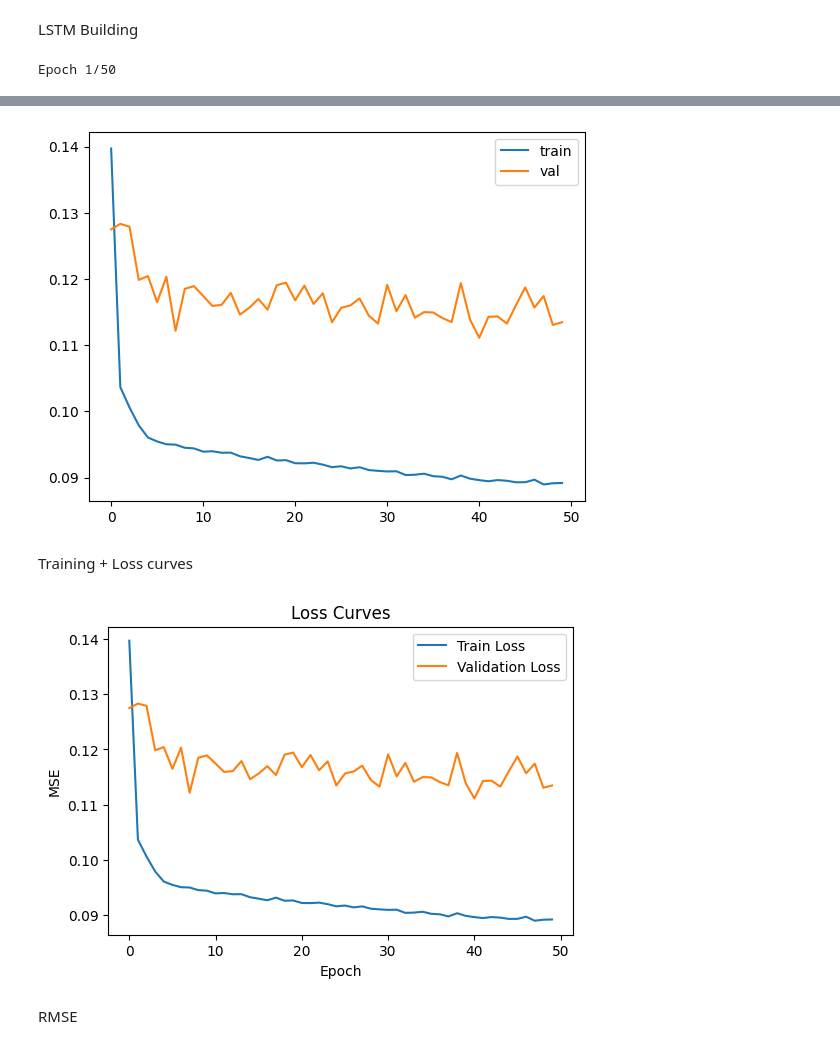
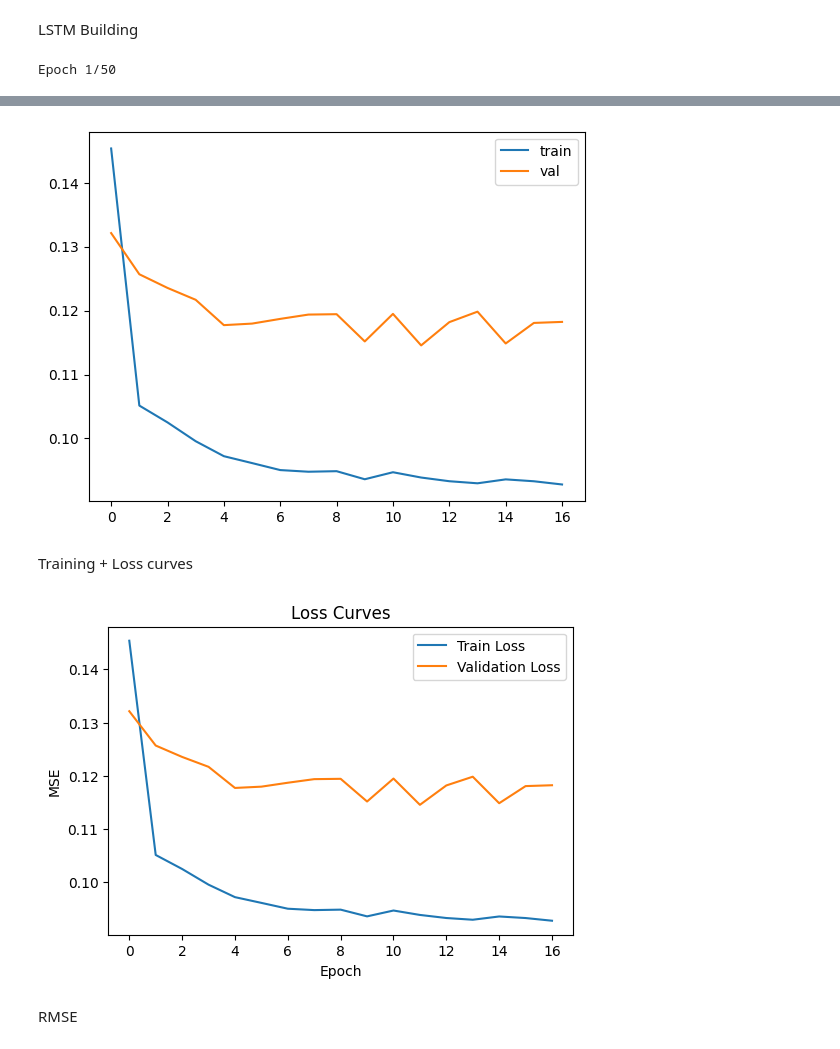
Before and after one commit to mentor-pranaya/-Dynamic-Player-Transfer-Value-Prediction-using-AI-and-Multi-source-Data-, a Jupyter notebook: LSTM/multivariate_multi_step.ipynb, the cells around one changed output, grey strips where cells are left out. Cells and saved outputs as stored; diff of their text form; code cells hidden in the pictures.

```diff
--- a/LSTM/multivariate_multi_step.ipynb
+++ b/LSTM/multivariate_multi_step.ipynb
@@ -111,9 +113,9 @@ model.add(LSTM(64, activation='tanh', input_shape=(n_steps, n_features)))
 model.add(Dropout(0.2))
 model.add(Dense(n_future))   # output n_future steps
 model.compile(optimizer='adam', loss='mse')
-model.compile(optimizer='adam', loss='mse')
-
-history = model.fit(X, y, epochs=50, batch_size=32, validation_split=0.2, shuffle=True)
+es = EarlyStopping(monitor="val_loss", patience=5, restore_best_weights=True)
+history = model.fit(X, y, epochs=50, batch_size=32, validation_split=0.2, shuffle=True, callbacks=[es])
+#history = model.fit(X, y, epochs=50, batch_size=32, validation_split=0.2, shuffle=True)
 
 plt.plot(history.history['loss'], label='train')
 plt.plot(history.history['val_loss'], label='val')
@@ -141,4 +143,4 @@ Epoch 50/50
-[figure, old version]
+[figure, new version]
 # %% [markdown]
 Training + Loss curves
 # %%
@@ -152,7 +154,7 @@ plt.legend()
 plt.title('Loss Curves')
 plt.show()
 # %% [output]
-[figure, old version]
+[figure, new version]
 # %% [markdown]
 RMSE
 # %%
```
Also changed, not shown: parts of 4 cells of this notebook, 11 other files.
